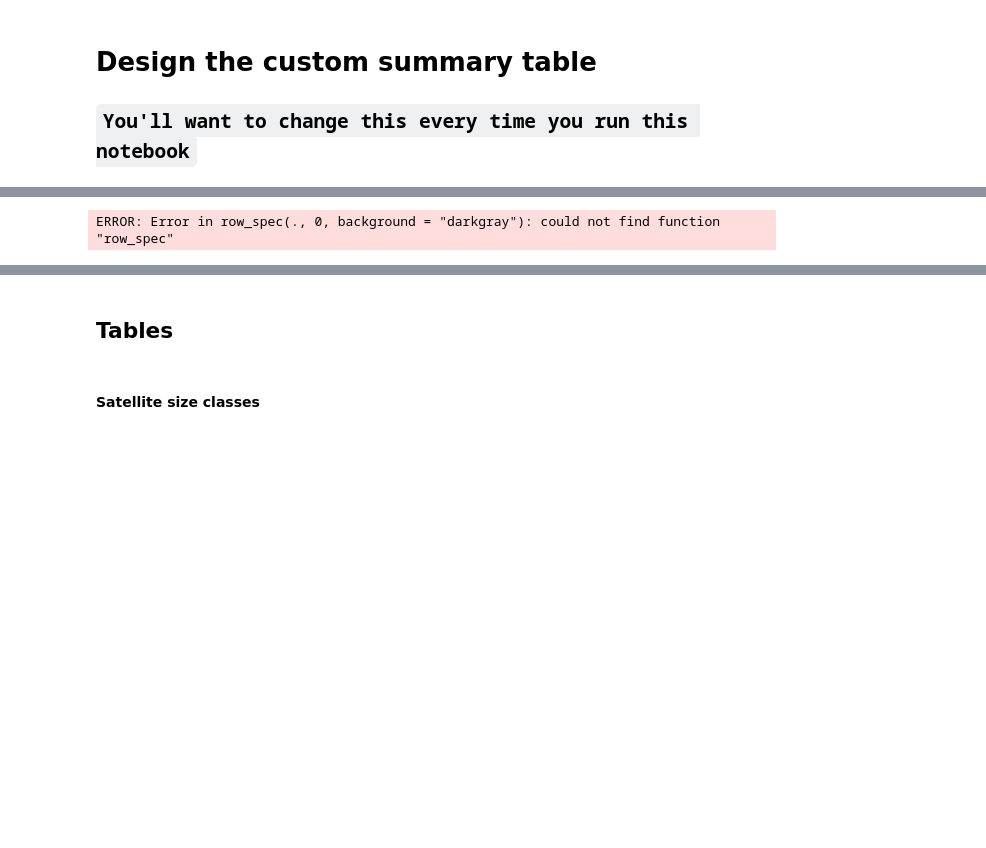
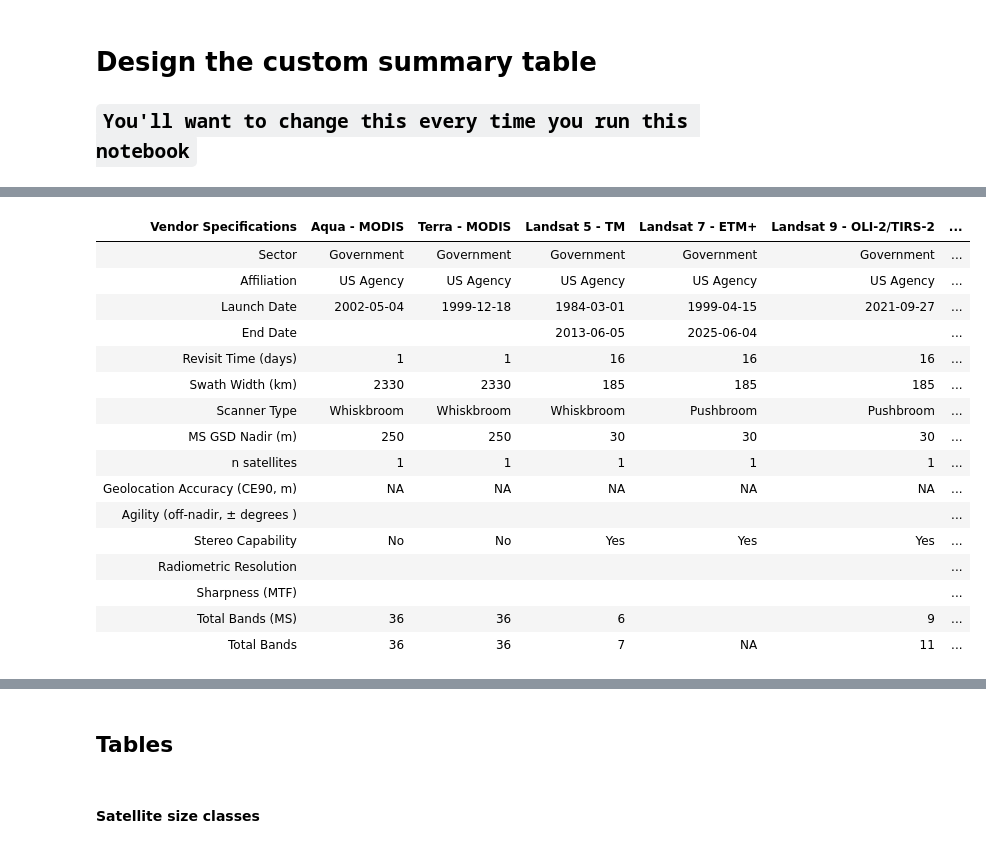
Before and after one commit to pahbs/csda_summaries, a Jupyter notebook: notebooks/csda_specs_multispec_smry.ipynb, the cells around one changed output, grey strips where cells are left out. Drawn from its saved outputs; the diff is of its cells as text; code cells hidden in the pictures; blank space fills up the shorter version.

```diff
--- a/notebooks/csda_specs_multispec_smry.ipynb
+++ b/notebooks/csda_specs_multispec_smry.ipynb
@@ -158,7 +214,7 @@ pivoted_summary_table <- summary_table_subset %>%
          `Swath Width (km)`,
          `Scanner Type`,
          `MS GSD Nadir (m)`,
-         `n satellites`, `Geolocation Accuracy (CE90)`,`Agility (off-nadir)`,`Stereo Capability`,`Radiometric Resolution`,
+         `n satellites`, `Geolocation Accuracy (CE90, m)`,`Agility (off-nadir, ± degrees )`,`Stereo Capability`,`Radiometric Resolution`,
                   #`Calibration Accuracy`,
                   `Sharpness (MTF)`,
          `Total Bands (MS)`, `Total Bands`),
@@ -171,7 +227,7 @@ pivoted_summary_table <- summary_table_subset %>%
          `Swath Width (km)`,
          `Scanner Type`,
          `MS GSD Nadir (m)`,
-         `n satellites`, `Geolocation Accuracy (CE90)`,`Agility (off-nadir)`,`Stereo Capability`,`Radiometric Resolution`,
+         `n satellites`, `Geolocation Accuracy (CE90, m)`,`Agility (off-nadir, ± degrees )`,`Stereo Capability`,`Radiometric Resolution`,
         #`Calibration Accuracy`,
         `Sharpness (MTF)`,
          `Total Bands (MS)`, `Total Bands`),
@@ -198,34 +254,50 @@ ordered_sensors <- parent_company_mapping %>%
 
 # Reorder columns
 pivoted_summary_table <- pivoted_summary_table %>%
   select(`Vendor Specifications`, all_of(ordered_sensors))
 
 # Get parent company values for each column (excluding 'Vendor Specifications' column)
 parent_companies <- pivoted_summary_table %>%
   filter(`Vendor Specifications` == "Affiliation") %>%
   select(-`Vendor Specifications`) %>%
   unlist()
 
 pivoted_summary_table_html = pivoted_summary_table %>%
   kable(format = "html") %>%
   kable_styling() %>%
   row_spec(0, background = "darkgray")
 
 # # Color each column based on parent company
 # for(i in 1:length(parent_companies)) {
 #   company <- parent_companies[i]
 #   if(company %in% names(company_colors)) {
 #     pivoted_summary_table_html <- pivoted_summary_table_html %>%
 #       column_spec(i + 1, background = company_colors[company])  # i+1 because first col is 'Specs'
 #   }
 # }
 
 # pivoted_summary_table_html = pivoted_summary_table_html %>%
 #   column_spec(c(2,3,4), background = "#2b8cbe")
 
 display_html(as.character(pivoted_summary_table_html))
 # %% [output]
-ERROR: Error in row_spec(., 0, background = "darkgray"): could not find function "row_spec"
+| Vendor Specifications | Aqua - MODIS | Terra - MODIS | Landsat 5 - TM | Landsat 7 - ETM+ | Landsat 9 - OLI-2/TIRS-2 | ... |
+| Sector | Government | Government | Government | Government | Government | ... |
+| Affiliation | US Agency | US Agency | US Agency | US Agency | US Agency | ... |
+| Launch Date | 2002-05-04 | 1999-12-18 | 1984-03-01 | 1999-04-15 | 2021-09-27 | ... |
+| End Date |  |  | 2013-06-05 | 2025-06-04 |  | ... |
+| Revisit Time (days) | 1 | 1 | 16 | 16 | 16 | ... |
+| Swath Width (km) | 2330 | 2330 | 185 | 185 | 185 | ... |
+| Scanner Type | Whiskbroom | Whiskbroom | Whiskbroom | Pushbroom | Pushbroom | ... |
+| MS GSD Nadir (m) | 250 | 250 | 30 | 30 | 30 | ... |
+| n satellites | 1 | 1 | 1 | 1 | 1 | ... |
+| Geolocation Accuracy (CE90, m) | NA | NA | NA | NA | NA | ... |
+| Agility (off-nadir, ± degrees ) |  |  |  |  |  | ... |
+| Stereo Capability | No | No | Yes | Yes | Yes | ... |
+| Radiometric Resolution |  |  |  |  |  | ... |
+| Sharpness (MTF) |  |  |  |  |  | ... |
+| Total Bands (MS) | 36 | 36 | 6 |  | 9 | ... |
+| Total Bands | 36 | 36 | 7 | NA | 11 | ... |
 # %%
 parent_companies
 # %% [output]
```
Also changed, not shown: parts of 18 cells of this notebook, 7 other files.
